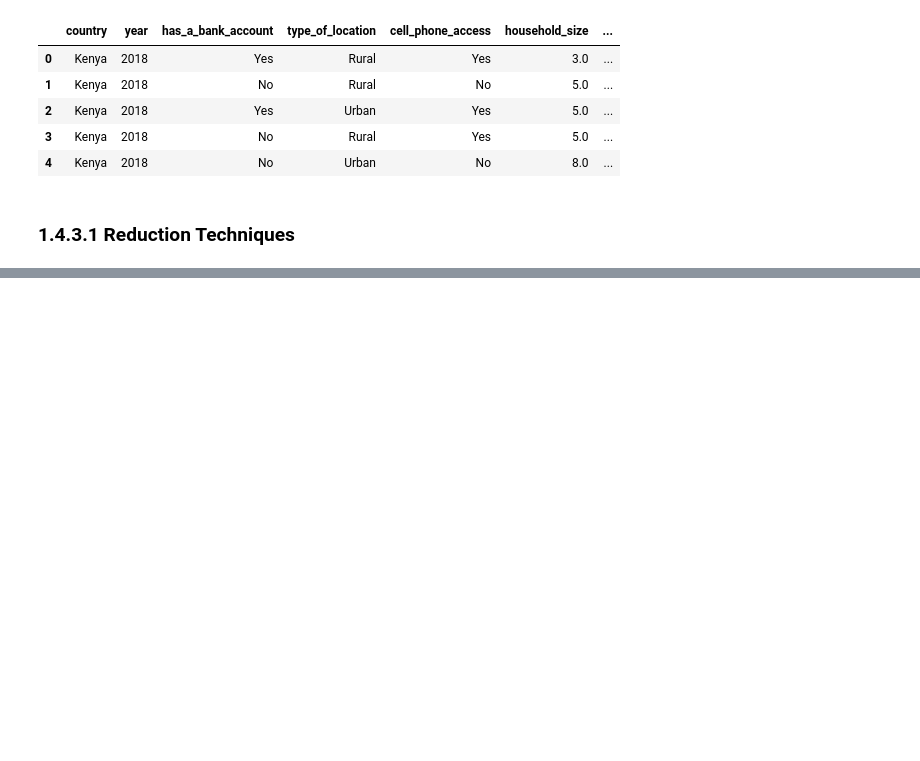
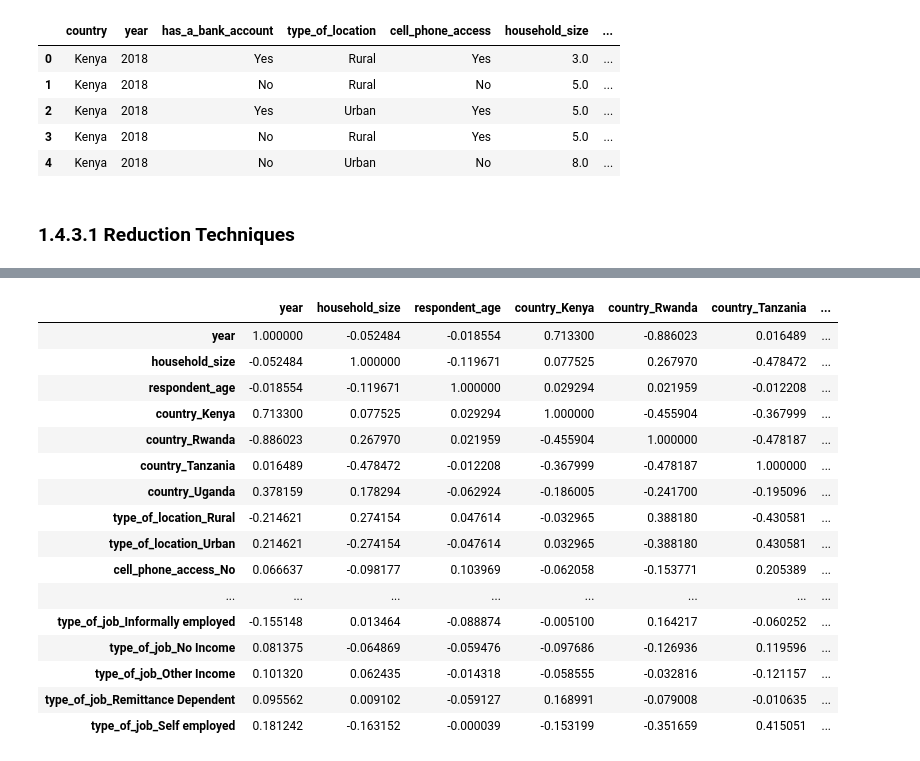
Before and after one commit to JOSEPHINEGEND/Predicting-Individuals-who-are-most-likely-to-have-or-use-a-bank-account-using-Python, a Jupyter notebook: Moringa_Data_Science_Core_W1_Independent_Project_2019_08_Josephine_Wanjiku_Python_Notebook.ipynb, the cells around one changed output, grey strips where cells are left out. Cells and saved outputs as stored; diff of their text form; code cells hidden in the pictures; blank space fills up the shorter version.

```diff
--- a/Moringa_Data_Science_Core_W1_Independent_Project_2019_08_Josephine_Wanjiku_Python_Notebook.ipynb
+++ b/Moringa_Data_Science_Core_W1_Independent_Project_2019_08_Josephine_Wanjiku_Python_Notebook.ipynb
@@ -1081,0 +1362,27 @@ They go a step further to provide recommendations for effectively performing mul
+# %%
+# Correlation between the variables in the dataset.
+# The correlation coefficient, is an index that ranges from -1 to 1.
+# Values near zero indicate that there is no linear relationship.
+# As the correlation gets closer to plus or minus one, the relationship is stronger.
+# A value of one (or negative one) indicates a perfect linear relationship between two variables.
+
+
+dff.corr()
+# %% [output]
+|  | year | household_size | respondent_age | country_Kenya | country_Rwanda | country_Tanzania | ... |
+| year | 1.000000 | -0.052484 | -0.018554 | 0.713300 | -0.886023 | 0.016489 | ... |
+| household_size | -0.052484 | 1.000000 | -0.119671 | 0.077525 | 0.267970 | -0.478472 | ... |
+| respondent_age | -0.018554 | -0.119671 | 1.000000 | 0.029294 | 0.021959 | -0.012208 | ... |
+| country_Kenya | 0.713300 | 0.077525 | 0.029294 | 1.000000 | -0.455904 | -0.367999 | ... |
+| country_Rwanda | -0.886023 | 0.267970 | 0.021959 | -0.455904 | 1.000000 | -0.478187 | ... |
+| country_Tanzania | 0.016489 | -0.478472 | -0.012208 | -0.367999 | -0.478187 | 1.000000 | ... |
+| country_Uganda | 0.378159 | 0.178294 | -0.062924 | -0.186005 | -0.241700 | -0.195096 | ... |
+| type_of_location_Rural | -0.214621 | 0.274154 | 0.047614 | -0.032965 | 0.388180 | -0.430581 | ... |
+| type_of_location_Urban | 0.214621 | -0.274154 | -0.047614 | 0.032965 | -0.388180 | 0.430581 | ... |
+| cell_phone_access_No | 0.066637 | -0.098177 | 0.103969 | -0.062058 | -0.153771 | 0.205389 | ... |
+| ... | ... | ... | ... | ... | ... | ... | ... |
+| type_of_job_Informally employed | -0.155148 | 0.013464 | -0.088874 | -0.005100 | 0.164217 | -0.060252 | ... |
+| type_of_job_No Income | 0.081375 | -0.064869 | -0.059476 | -0.097686 | -0.126936 | 0.119596 | ... |
+| type_of_job_Other Income | 0.101320 | 0.062435 | -0.014318 | -0.058555 | -0.032816 | -0.121157 | ... |
+| type_of_job_Remittance Dependent | 0.095562 | 0.009102 | -0.059127 | 0.168991 | -0.079008 | -0.010635 | ... |
+| type_of_job_Self employed | 0.181242 | -0.163152 | -0.000039 | -0.153199 | -0.351659 | 0.415051 | ... |
```
Also changed, not shown: parts of 49 cells of this notebook.
